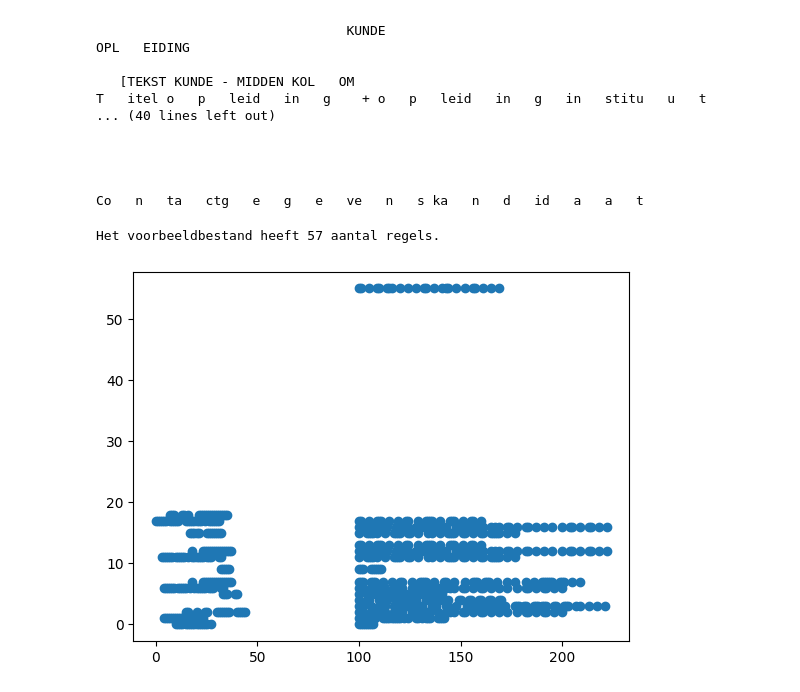
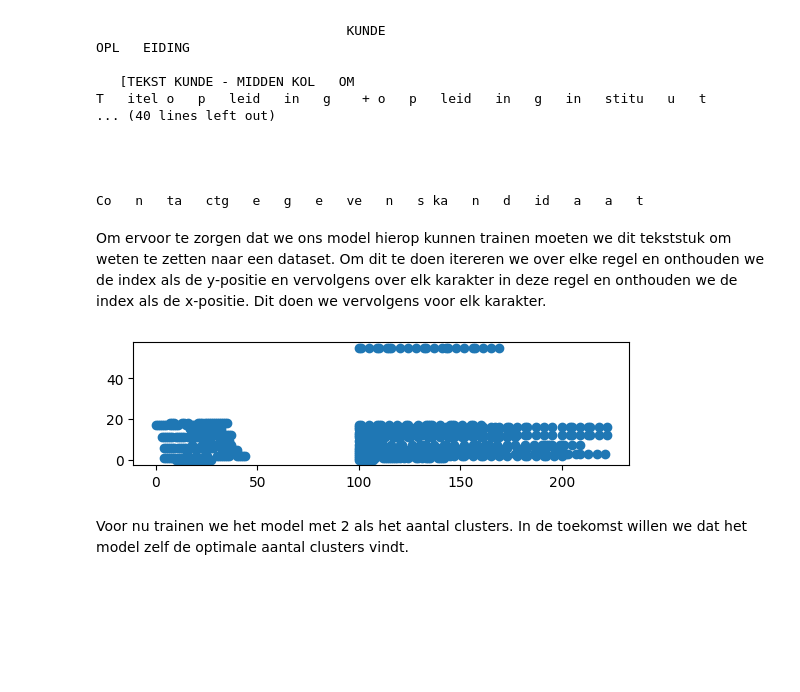
Before and after one commit to JBierenbroodspot/ipass-23-24, a Jupyter notebook: notebook/eerste_demo_lloyds.ipynb, the cells around one changed output. Saved outputs shown, nothing was run; the diff lists cells and outputs as text; code cells hidden in the pictures; blank space fills up the shorter version.

```diff
--- a/notebook/eerste_demo_lloyds.ipynb
+++ b/notebook/eerste_demo_lloyds.ipynb
@@ -76,26 +98,31 @@ print(pdf_text)
 
 
                                                                                                     Co   n   ta   ctg   e   g   e   ve   n   s ka   n   d   id   a   a   t
-# %%
-num_lines: int = len(pdf_text.splitlines()) + 1
-print("Het voorbeeldbestand heeft", num_lines, "aantal regels.")
-# %% [output]
-Het voorbeeldbestand heeft 57 aantal regels.
+# %% [markdown]
+Om ervoor te zorgen dat we ons model hierop kunnen trainen moeten we dit
+tekststuk om weten te zetten naar een dataset. Om dit te doen itereren we over
+elke regel en onthouden we de index als de y-positie en vervolgens over elk
+karakter in deze regel en onthouden we de index als de x-positie. Dit doen we
+vervolgens voor elk karakter.
 # %%
 character_position_list: list[tuple[int, int]] = []
 
 for y, line in enumerate(pdf_text.splitlines()):
     for x, char in enumerate(line):
         if not char.isspace():
             character_position_list.append((x, y))
 
 character_positions: npt.NDArray[np.int64] = np.array(character_position_list)
 
 plt.scatter(x=character_positions[:,0], y=character_positions[:,1]) # type: ignore
+plt.gca().set_aspect("equal", adjustable="box")
 
 plt.show() # type: ignore
 # %% [output]
-[figure, old version]
+[figure, new version]
+# %% [markdown]
+Voor nu trainen we het model met 2 als het aantal clusters. In de toekomst
+willen we dat het model zelf de optimale aantal clusters vindt.
 # %%
 model = ClusteringModel(character_positions, 2, "lloyds")
 model.train(character_positions)
```
Also changed, not shown: parts of 12 cells of this notebook.
